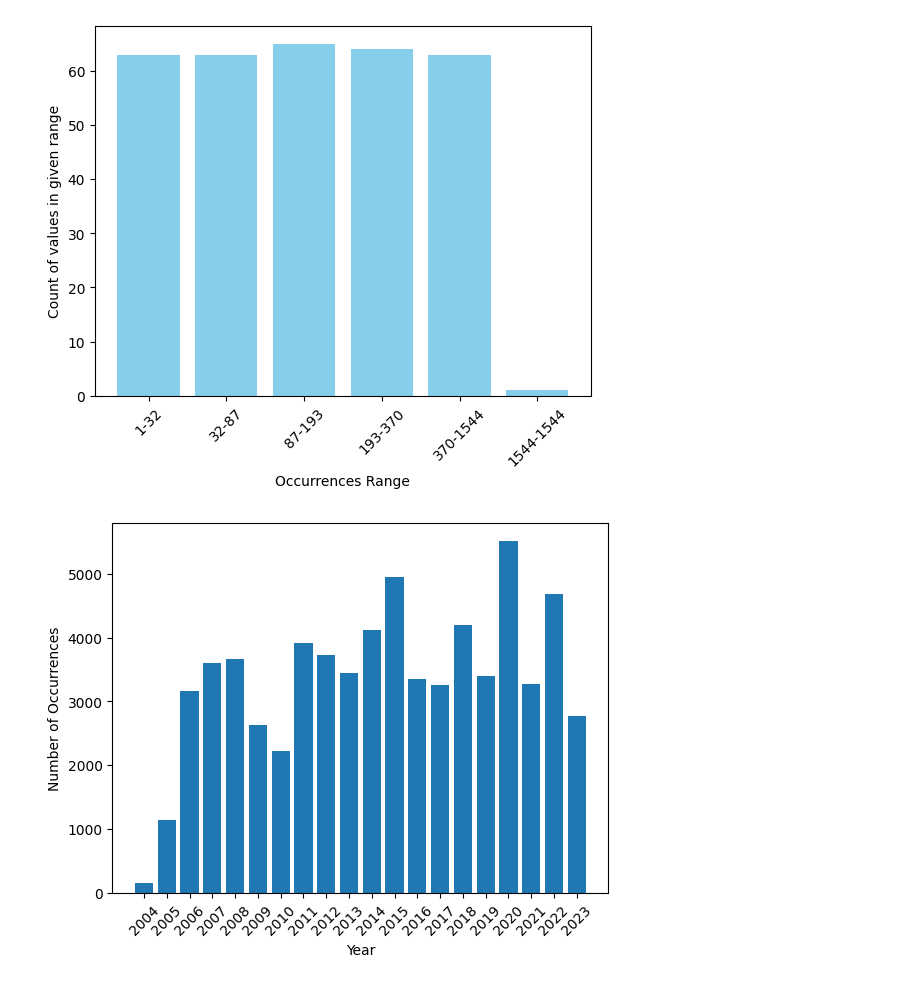
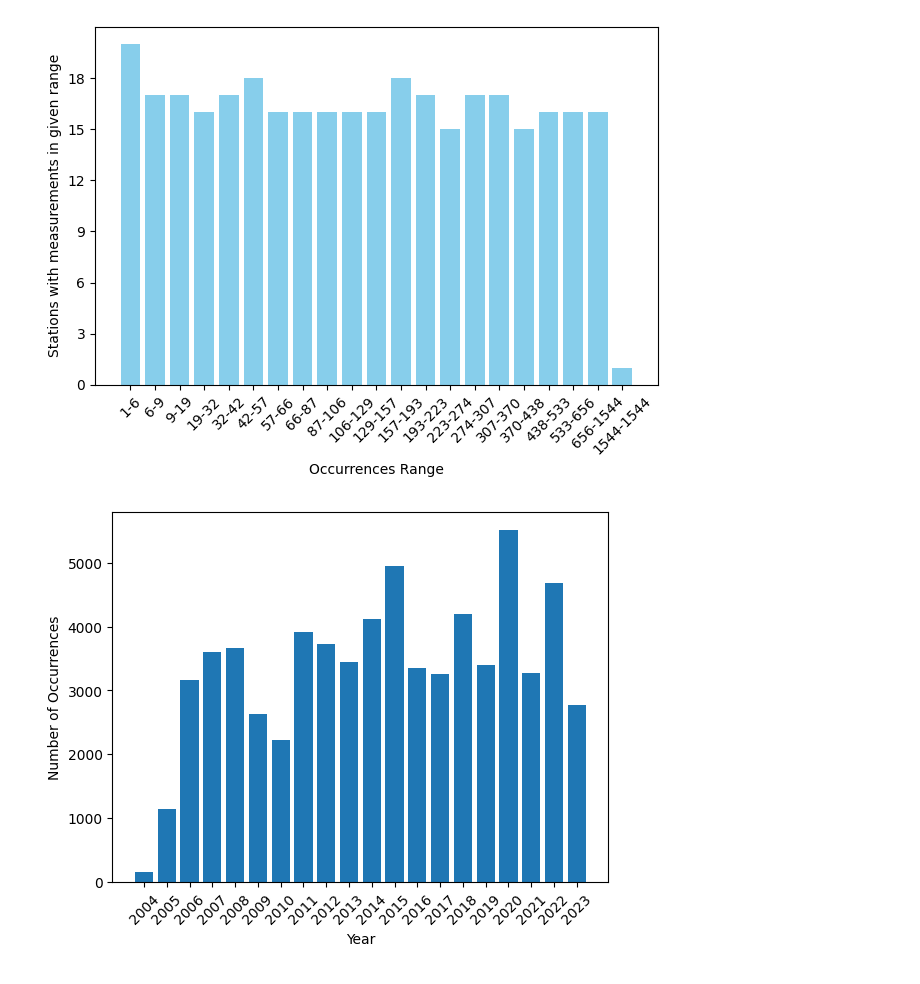
Before and after one commit to BrynjarGeir/lokaverkefni_vel, a Jupyter notebook: code/visualization/plotting.ipynb, the cells around one changed output. Cells and saved outputs as stored; diff of their text form; code cells hidden in the pictures.

```diff
--- a/code/visualization/plotting.ipynb
+++ b/code/visualization/plotting.ipynb
@@ -89,28 +89,30 @@ def correlation_plot(df) -> None:
 # %%
 # Count occurrences of each unique value
 value_counts = data['stod'].value_counts()
 
 # Calculate quantiles to define ranges
-n = 5
+n = 20
 quantiles = [0] + [(i+1) / n for i in range(n)] + [1]  # Divide into n equal parts
 ranges = [value_counts.quantile(q) for q in quantiles]
 
 # Group occurrences
 grouped_counts = {}
 
 for i in range(len(ranges)-1):
     lower, upper = ranges[i], ranges[i+1]
     count = value_counts[(value_counts >= lower) & (value_counts <= upper)].count()
     grouped_counts[f'{lower:.0f}-{upper:.0f}'] = count
 # Plot the graph
 plt.bar(grouped_counts.keys(), grouped_counts.values(), color='skyblue')
 plt.xlabel('Occurrences Range')
-plt.ylabel('Count of values in given range')
+plt.ylabel('Stations with measurements in given range')
 plt.xticks(rotation=45)
-plt.savefig('./outputs/png/station_occurrences.png')
+plt.yticks(range(0, 20, 3))
+plt.tight_layout()
+plt.savefig('./outputs/png/station_occurrences_20.png')
 plt.show()
 # %% [output]
-[figure, old version]
+[figure, new version]
 # %%
 data['year'] = data.time.dt.year.astype(int)
 year_counts = data.year.value_counts().sort_index()
```
Also changed, not shown: 1 other file.
